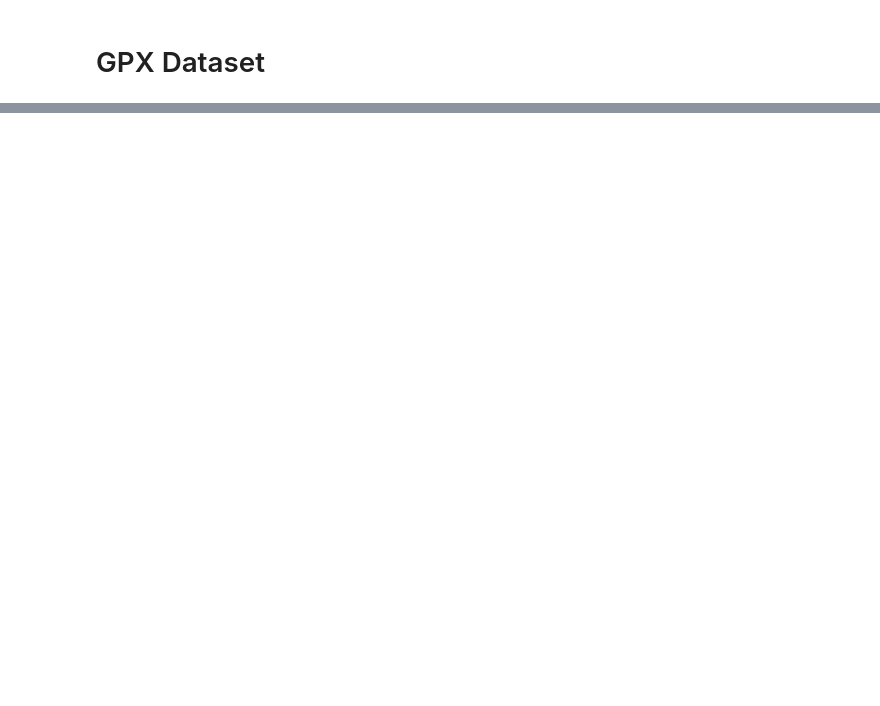
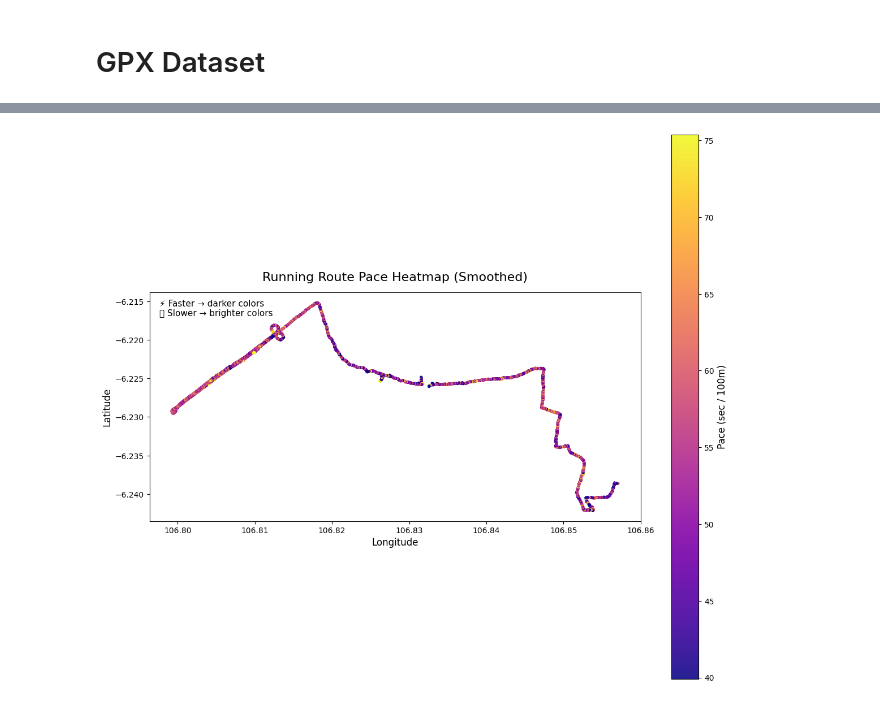
Before and after one commit to RodzanIskandar/Strava-Data, a Jupyter notebook: Strava_testing.ipynb, the cells around one changed output, grey strips where cells are left out. Drawn from its saved outputs; the diff is of its cells as text; code cells hidden in the pictures; blank space fills up the shorter version.

```diff
--- a/Strava_testing.ipynb
+++ b/Strava_testing.ipynb
@@ -195,0 +399,56 @@ plt.show()
+# %%
+import matplotlib.pyplot as plt
+import numpy as np
+
+# Prepare figure
+plt.figure(figsize=(12, 10))
+
+# Pace values for color scaling
+pace_vals = gpx_df["pace_sec_100m_smooth"]
+
+# Calculate reasonable color limits
+vmin = max(10, np.percentile(pace_vals.dropna(), 5))   # lower bound
+vmax = min(80, np.percentile(pace_vals.dropna(), 95))  # upper bound
+
+# Scatter plot of running route
+sc = plt.scatter(
+    gpx_df["lon"],
+    gpx_df["lat"],
+    c=pace_vals,
+    cmap="plasma",          # better contrast for pace
+    s=14,                   # slightly larger & user-friendly
+    alpha=0.9,
+    edgecolor="none"
+)
+
+# Colorbar styling
+cbar = plt.colorbar(sc)
+cbar.set_label("Pace (sec / 100m)", fontsize=12)
+cbar.ax.tick_params(labelsize=10)
+
+# Add title & axis labels
+plt.title("Running Route Pace Heatmap (Smoothed)", fontsize=16, pad=15)
+plt.xlabel("Longitude", fontsize=12)
+plt.ylabel("Latitude", fontsize=12)
+
+# Cleaner look
+plt.grid(False)
+plt.gca().set_aspect("equal", adjustable="box")
+
+# Clipping range based on actual run pace
+plt.clim(vmin, vmax)
+
+# Fast / Slow annotation
+plt.text(
+    0.02, 0.97,
+    "⚡ Faster → darker colors\n🐢 Slower → brighter colors",
+    transform=plt.gca().transAxes,
+    fontsize=11,
+    verticalalignment="top",
+    bbox=dict(facecolor="white", edgecolor="none", alpha=0.6)
+)
+
+plt.tight_layout()
+plt.show()
+# %% [output]
+[figure, added]
```
Also changed, not shown: parts of 43 cells of this notebook.
